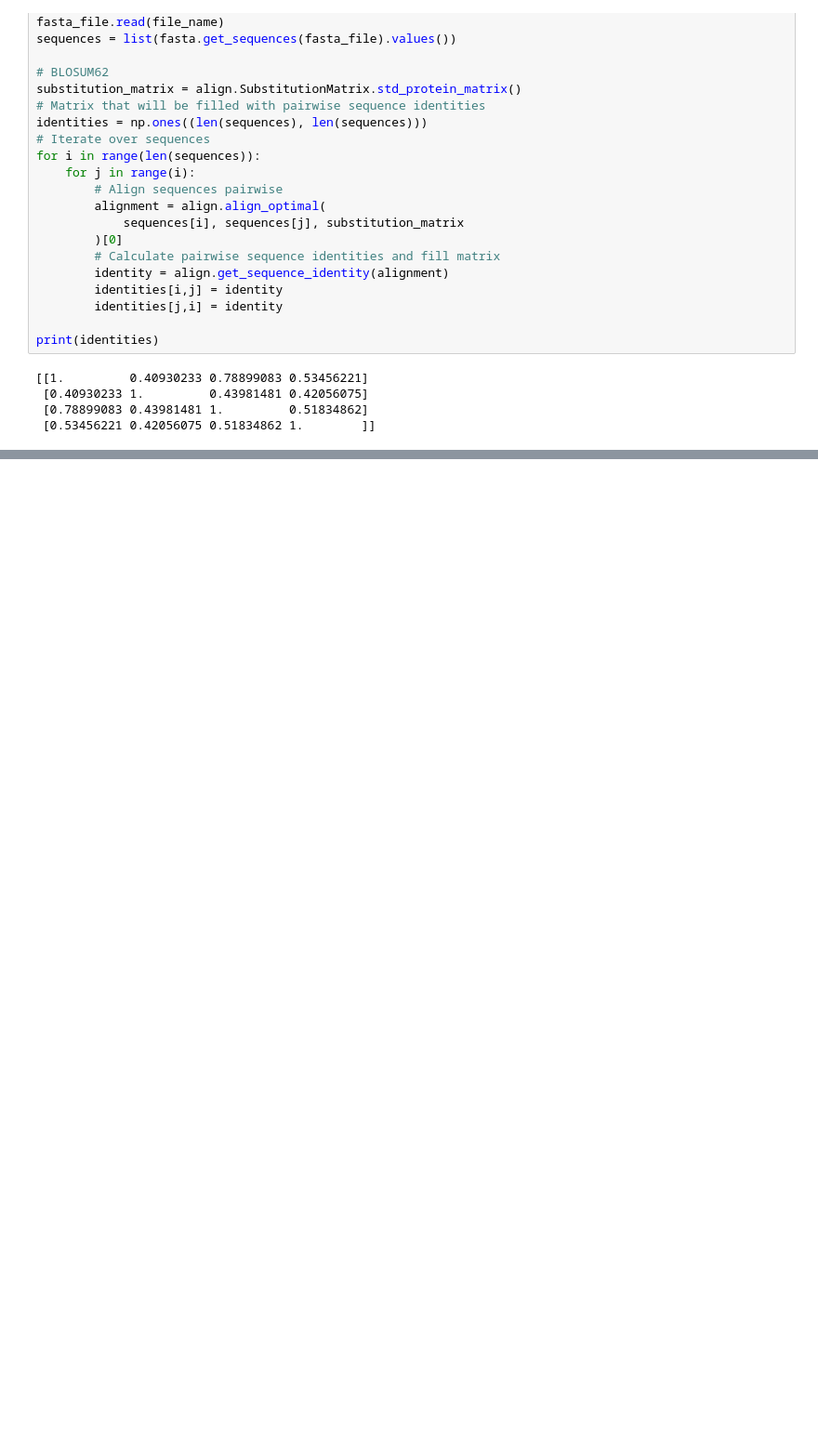
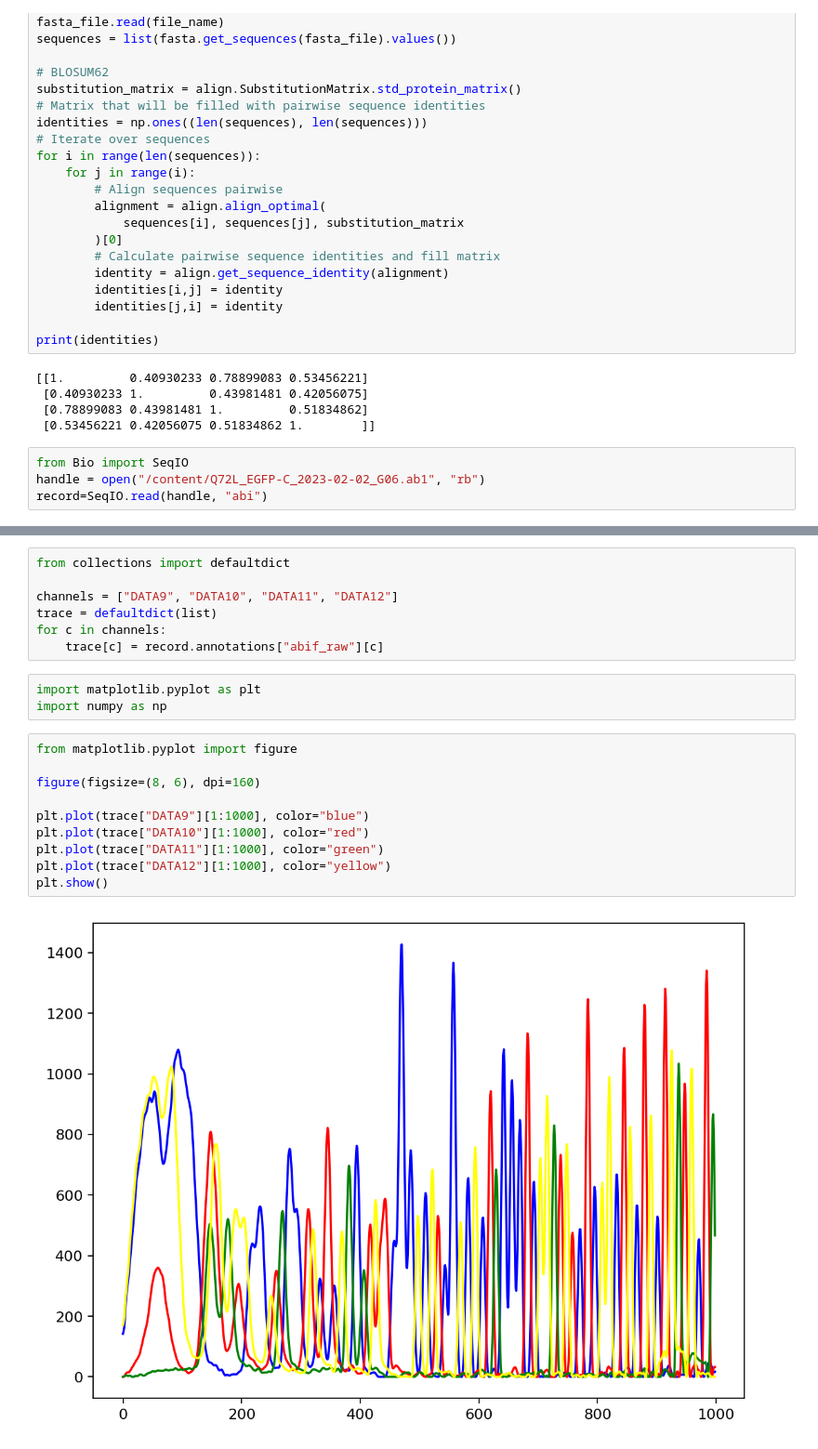
Before and after one commit to tspacel/sta141bfinal, a Jupyter notebook: seq_alignement.ipynb, the cells around one changed output, grey strips where cells are left out. Shown at 93% size. Drawn from its saved outputs; the diff is of its cells as text; blank space fills up the shorter version.

```diff
--- a/seq_alignement.ipynb
+++ b/seq_alignement.ipynb
@@ -147,3 +138,7 @@ print(identities)
  [0.40930233 1.         0.43981481 0.42056075]
  [0.78899083 0.43981481 1.         0.51834862]
  [0.53456221 0.42056075 0.51834862 1.        ]]
+# %%
+from Bio import SeqIO
+handle = open("/content/Q72L_EGFP-C_2023-02-02_G06.ab1", "rb")
+record=SeqIO.read(handle, "abi")
@@ -149,0 +182,22 @@ print(identities)
+# %%
+from collections import defaultdict
+
+channels = ["DATA9", "DATA10", "DATA11", "DATA12"]
+trace = defaultdict(list)
+for c in channels:
+    trace[c] = record.annotations["abif_raw"][c]
+# %%
+import matplotlib.pyplot as plt
+import numpy as np
+# %%
+from matplotlib.pyplot import figure
+
+figure(figsize=(8, 6), dpi=160)
+
+plt.plot(trace["DATA9"][1:1000], color="blue")
+plt.plot(trace["DATA10"][1:1000], color="red")
+plt.plot(trace["DATA11"][1:1000], color="green")
+plt.plot(trace["DATA12"][1:1000], color="yellow")
+plt.show()
+# %% [output]
+[figure, added]
```
Also changed, not shown: parts of 6 cells of this notebook.
